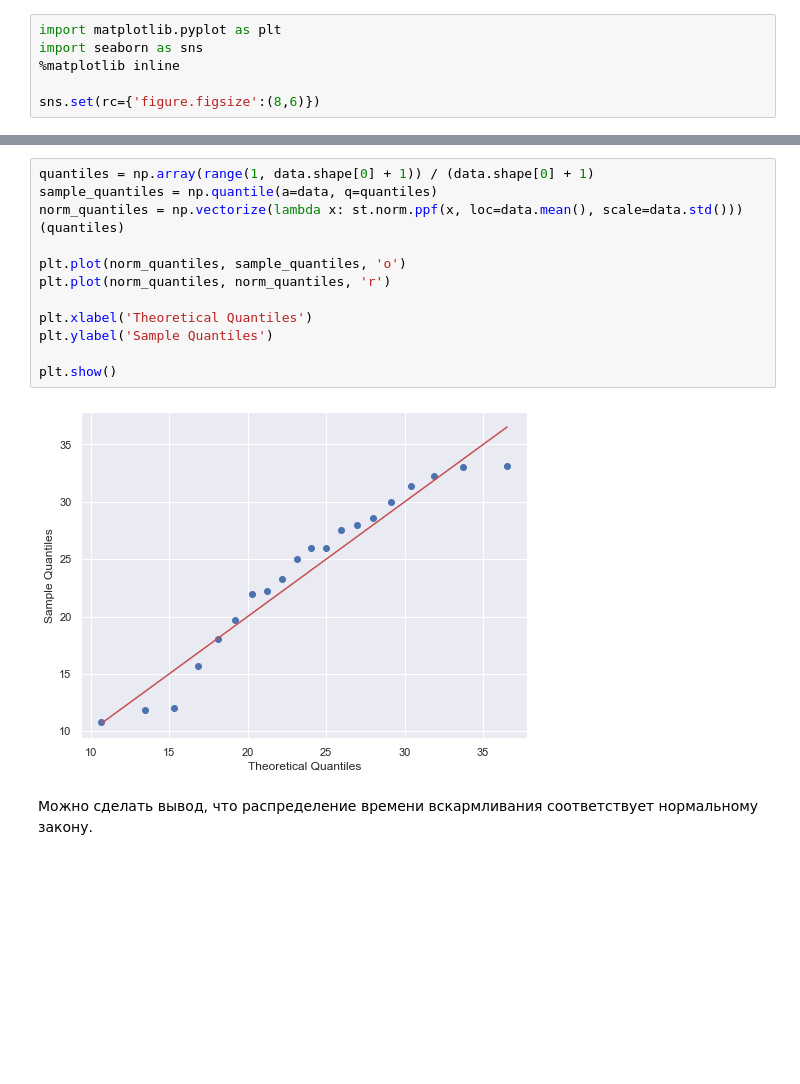
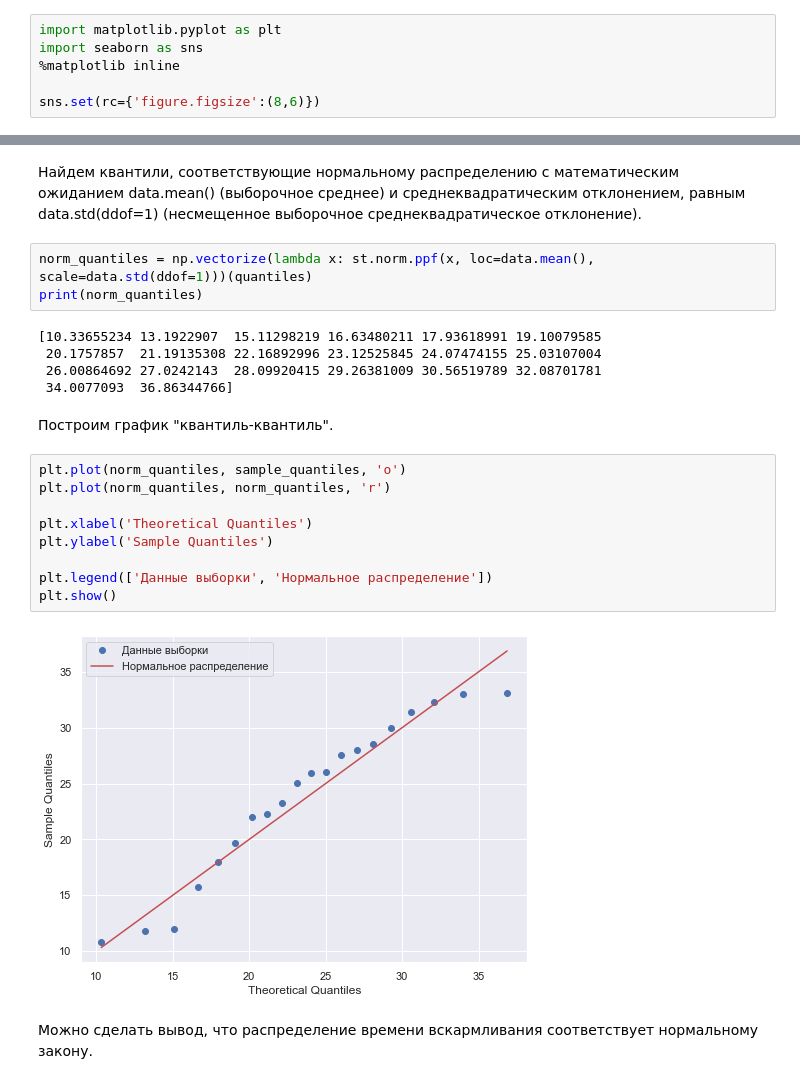
Before and after one commit to BaranovaAnastasia/statistics, a Jupyter notebook: hometask01.ipynb, the cells around one changed output, grey strips where cells are left out. Cells and saved outputs as stored; diff of their text form; blank space fills up the shorter version.

```diff
--- a/hometask01.ipynb
+++ b/hometask01.ipynb
@@ -26,17 +51,26 @@ sns.set(rc={'figure.figsize':(8,6)})
+# %% [markdown]
+Найдем квантили, соответствующие нормальному распределению с математическим ожиданием data.mean() (выборочное среднее) и среднеквадратическим отклонением, равным data.std(ddof=1) (несмещенное выборочное среднеквадратическое отклонение).
+# %%
+norm_quantiles = np.vectorize(lambda x: st.norm.ppf(x, loc=data.mean(), scale=data.std(ddof=1)))(quantiles)
+print(norm_quantiles)
+# %% [output]
+[10.33655234 13.1922907  15.11298219 16.63480211 17.93618991 19.10079585
+ 20.1757857  21.19135308 22.16892996 23.12525845 24.07474155 25.03107004
+ 26.00864692 27.0242143  28.09920415 29.26381009 30.56519789 32.08701781
+ 34.0077093  36.86344766]
+# %% [markdown]
+Построим график "квантиль-квантиль".
 # %%
-quantiles = np.array(range(1, data.shape[0] + 1)) / (data.shape[0] + 1)
-sample_quantiles = np.quantile(a=data, q=quantiles)
-norm_quantiles = np.vectorize(lambda x: st.norm.ppf(x, loc=data.mean(), scale=data.std()))(quantiles)
-
 plt.plot(norm_quantiles, sample_quantiles, 'o')
 plt.plot(norm_quantiles, norm_quantiles, 'r')
 
 plt.xlabel('Theoretical Quantiles')
 plt.ylabel('Sample Quantiles')
 
+plt.legend(['Данные выборки', 'Нормальное распределение'])
 plt.show()
 # %% [output]
-[figure, old version]
+[figure, new version]
 # %% [markdown]
 Можно сделать вывод, что распределение времени вскармливания соответствует нормальному закону.
 # %% [markdown]
```
Also changed, not shown: parts of 10 cells of this notebook.
